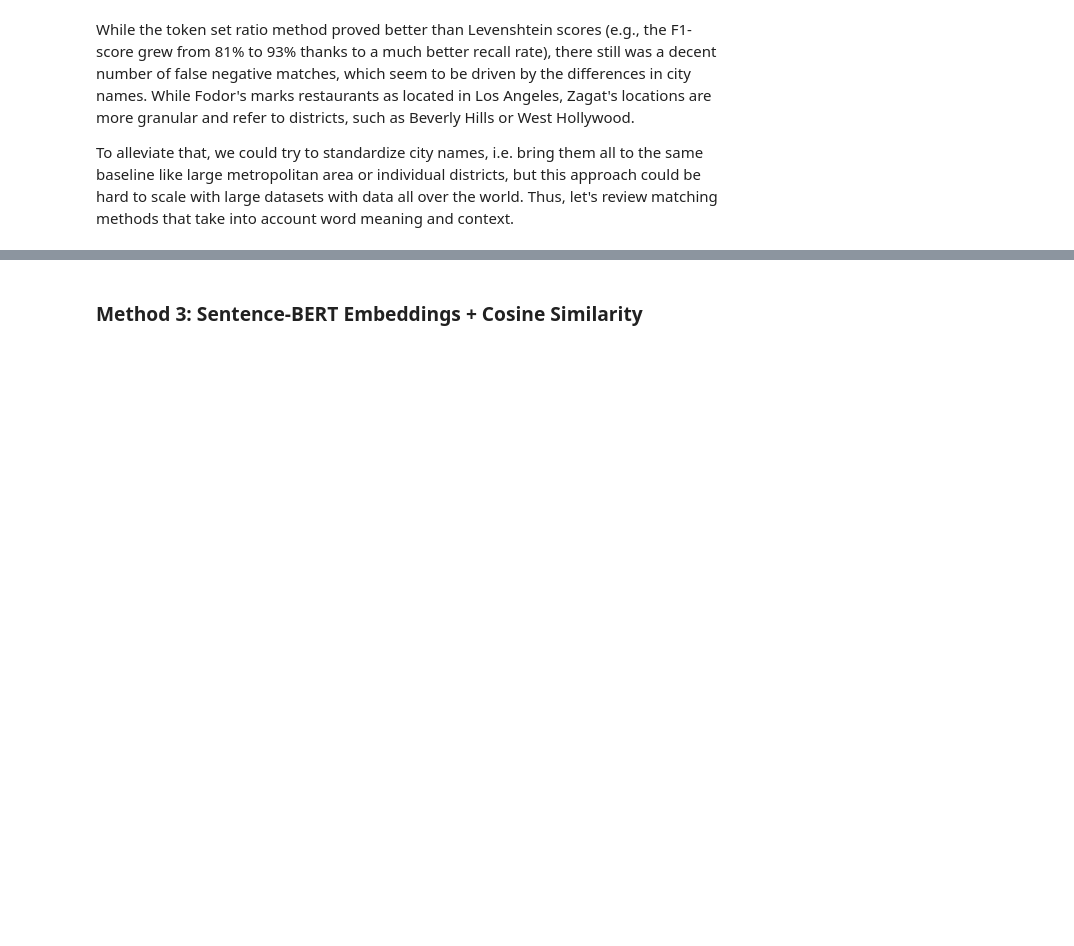
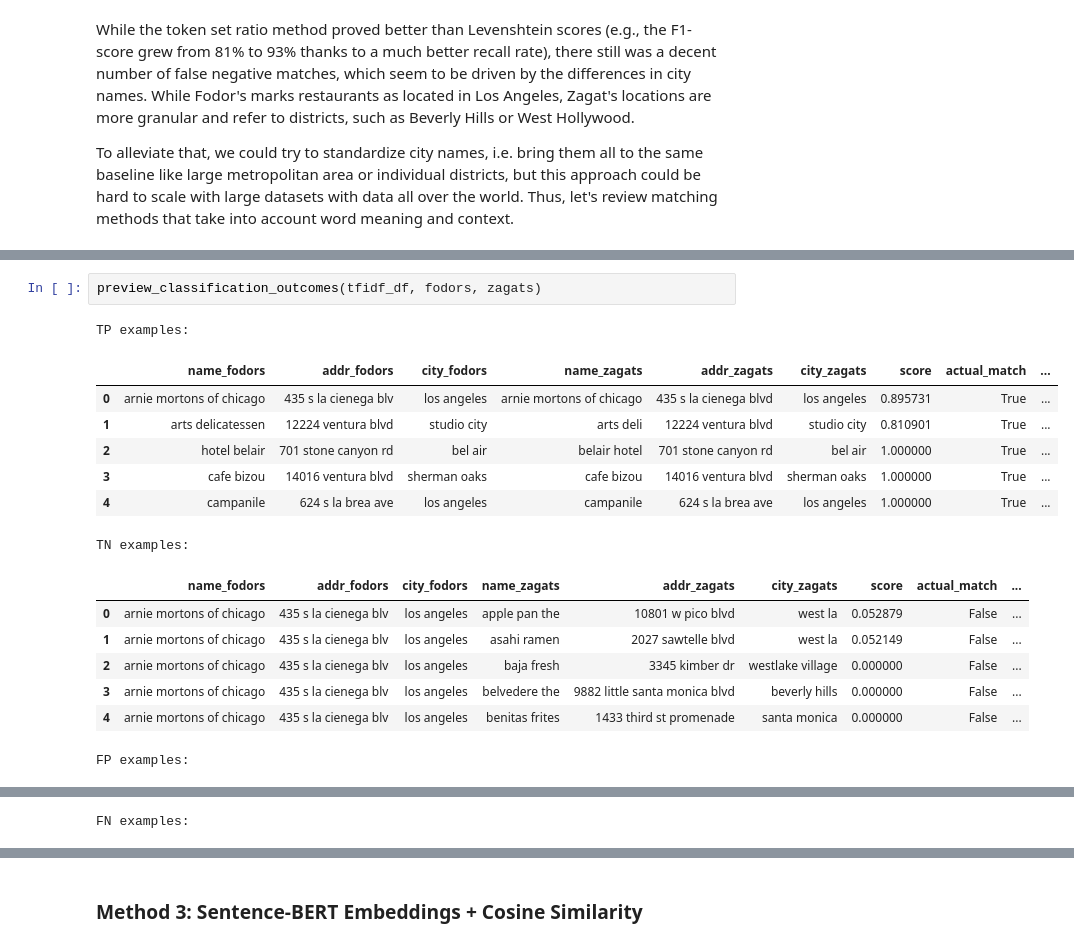
Before and after one commit to piotr-ziolo/EntityMatchingOverview, a Jupyter notebook: Entity Matching Overview.ipynb, the cells around one changed output, grey strips where cells are left out. Drawn from its saved outputs; the diff is of its cells as text; blank space fills up the shorter version.

```diff
--- a/Entity Matching Overview.ipynb
+++ b/Entity Matching Overview.ipynb
@@ -389,0 +453,18 @@ To alleviate that, we could try to standardize city names, i.e. bring them all t
+# %%
+preview_classification_outcomes(tfidf_df, fodors, zagats)
+# %% [output]
+TP examples:
+|  | name_fodors | addr_fodors | city_fodors | name_zagats | addr_zagats | city_zagats | score | actual_match | ... |
+| 0 | arnie mortons of chicago | 435 s la cienega blv | los angeles | arnie mortons of chicago | 435 s la cienega blvd | los angeles | 0.895731 | True | ... |
+| 1 | arts delicatessen | 12224 ventura blvd | studio city | arts deli | 12224 ventura blvd | studio city | 0.810901 | True | ... |
+| 2 | hotel belair | 701 stone canyon rd | bel air | belair hotel | 701 stone canyon rd | bel air | 1.000000 | True | ... |
+| 3 | cafe bizou | 14016 ventura blvd | sherman oaks | cafe bizou | 14016 ventura blvd | sherman oaks | 1.000000 | True | ... |
+| 4 | campanile | 624 s la brea ave | los angeles | campanile | 624 s la brea ave | los angeles | 1.000000 | True | ... |
+TN examples:
+|  | name_fodors | addr_fodors | city_fodors | name_zagats | addr_zagats | city_zagats | score | actual_match | ... |
+| 0 | arnie mortons of chicago | 435 s la cienega blv | los angeles | apple pan the | 10801 w pico blvd | west la | 0.052879 | False | ... |
+| 1 | arnie mortons of chicago | 435 s la cienega blv | los angeles | asahi ramen | 2027 sawtelle blvd | west la | 0.052149 | False | ... |
+| 2 | arnie mortons of chicago | 435 s la cienega blv | los angeles | baja fresh | 3345 kimber dr | westlake village | 0.000000 | False | ... |
+| 3 | arnie mortons of chicago | 435 s la cienega blv | los angeles | belvedere the | 9882 little santa monica blvd | beverly hills | 0.000000 | False | ... |
+| 4 | arnie mortons of chicago | 435 s la cienega blv | los angeles | benitas frites | 1433 third st promenade | santa monica | 0.000000 | False | ... |
+FP examples:
@@ -389,0 +477 @@ To alleviate that, we could try to standardize city names, i.e. bring them all t
+FN examples:
```
Also changed, not shown: parts of 3 cells of this notebook.
